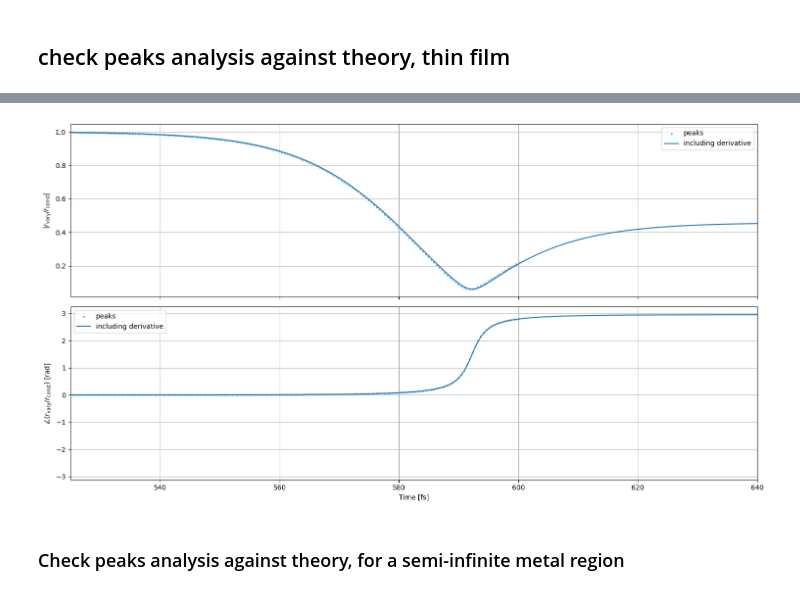
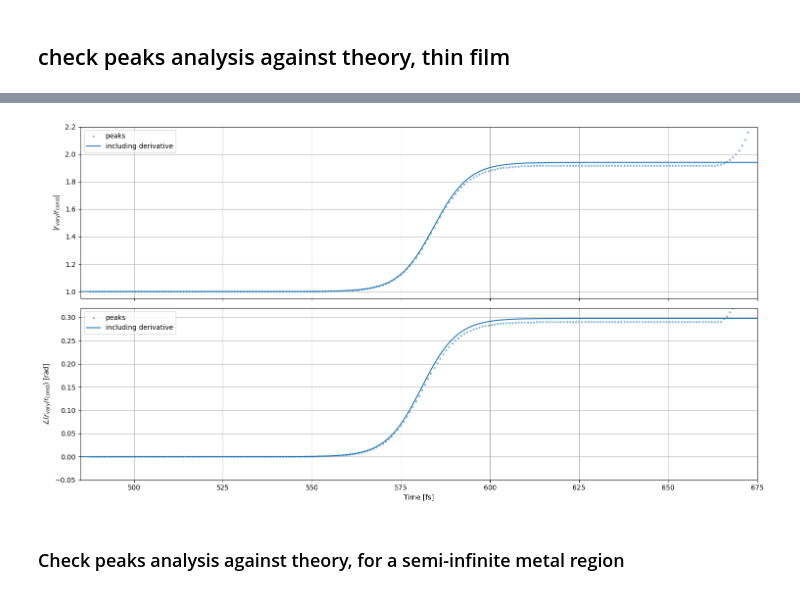
Before and after one commit to archis02/lightmatter, a Jupyter notebook: notebooks/Notebook_reflection_only.ipynb, the cells around one changed output, grey strips where cells are left out. Saved outputs shown, nothing was run; the diff lists cells and outputs as text; code cells hidden in the pictures.

```diff
--- a/notebooks/Notebook_reflection_only.ipynb
+++ b/notebooks/Notebook_reflection_only.ipynb
@@ -249,14 +684,24 @@ Simulation saved to: ../output/2026-06-11_reflection_compare_thin/vary/f0_1250.0
 # dirname_vary = "2026-04-28_reflection_compare_constant_hires/vary/f0_750.0_step_dz_2.5"
 
 # low resolution
-f0_retr = 1100.0
-dirname_const = f"2026-06-11_reflection_compare_thin/constant/f0_{f0_retr}_step_dz_5"
-dirname_vary = f"2026-06-11_reflection_compare_thin/vary/f0_{f0_retr}_step_dz_5"
+f0_retr = 750.0
+# dirname_const = f"tests_includelorentz_varygamma_23-07-2026_t_5.0_transition_10.0/constant/f0_{f0_retr}_step_dz_5"
+# dirname_vary = f"tests_includelorentz_varygamma_23-07-2026_t_5.0_transition_10.0/vary/f0_{f0_retr}_step_dz_5"
+dirname_const = f"report_plots_04-09-2026_t_20.0_transition_10.0/constant/f0_{f0_retr}_step_dz_20"
+dirname_vary = f"report_plots_04-09-2026_t_20.0_transition_10.0/vary/f0_{f0_retr}_step_dz_20"
+
+# dirname_const_shift = f"2026-06-11_reflection_compare_thin/constant/f0_{f0_retr}_step_dz_5_shift_0.25"
+# dirname_vary_shift = f"2026-06-11_reflection_compare_thin/vary/f0_{f0_retr}_step_dz_5_shift_0.25"
 
 result_withfilm = load_simulation_run(f"../output/{dirname_const}/with_film",nosnaps=True)
 result_nofilm = load_simulation_run(f"../output/{dirname_const}/nofilm",nosnaps=True)
 result_withfilm_vary = load_simulation_run(f"../output/{dirname_vary}/with_film",nosnaps=True)
 result_nofilm_vary = load_simulation_run(f"../output/{dirname_vary}/nofilm",nosnaps=True)
+
+# result_withfilm_shift = load_simulation_run(f"../output/{dirname_const_shift}/with_film",nosnaps=True)
+# result_nofilm_shift = load_simulation_run(f"../output/{dirname_const_shift}/nofilm",nosnaps=True)
+# result_withfilm_vary_shift = load_simulation_run(f"../output/{dirname_vary_shift}/with_film",nosnaps=True)
+# result_nofilm_vary_shift = load_simulation_run(f"../output/{dirname_vary_shift}/nofilm",nosnaps=True)
 
 E_r_const = result_withfilm["E_r"] - result_nofilm["E_r"]
 E_r_vary = result_withfilm_vary["E_r"] - result_nofilm_vary["E_r"]
@@ -372,9 +832,10 @@ t_mid, ratio_complex, aux = extract_peak_ratio_time_series_from_reflections(
     E_r_vary,
     t_ax_retrieved,
     f0,
+    time_choices=["zv","m","m"],
     peak_prom_frac=0.05,
-    peak_tol_frac=0.45,
-    clip=2,
+    peak_tol_frac=0.6,
+    clip=(2,2),
 )
 # %%
 delta_t_correction = (
@@ -420,44 +881,38 @@ ax[0].legend()
 ax[0].grid(True)
 
 # Optional magnitude limits
-# ax[0].set_ylim((0.999, 1.03))
+ax[0].set_ylim((0.95, 2.2))
 
 
 # -------------------------------
 # Plot 2: Phase
 # -------------------------------
 ax[1].scatter(
     t_peaks_fs,
     np.angle(ratio_complex),
     s=5,
     alpha=0.4,
     label="peaks"
 )
 
 ax[1].plot(
     t_theory_fs,
     np.angle(r_ratio),
     label="including derivative"
 )
 
-# ax[1].plot(
-#     t_theory_fs,
-#     np.angle(r_ratio_uncorrected),
-#     label="not including derivative"
-# )
-
 ax[1].set_xlabel("Time [fs]")
 ax[1].set_ylabel(r"$\angle(r_{\mathrm{vary}}/r_{\mathrm{const}})$ [rad]")
 ax[1].legend()
 ax[1].grid(True)
 
-ax[1].set_xlim((5.25e2, 6.4e2))
-# ax[1].set_ylim((-0.001, 0.1))
+ax[1].set_xlim((485,675))
+ax[1].set_ylim((-0.05, 0.32))
 
 plt.tight_layout()
 plt.show()
 # %% [output]
-[figure, old version]
+[figure, new version]
 # %% [markdown]
 ### Check peaks analysis against theory, for a semi-infinite metal region
 # %%
```
Also changed, not shown: parts of 34 cells of this notebook, 13 other files.
